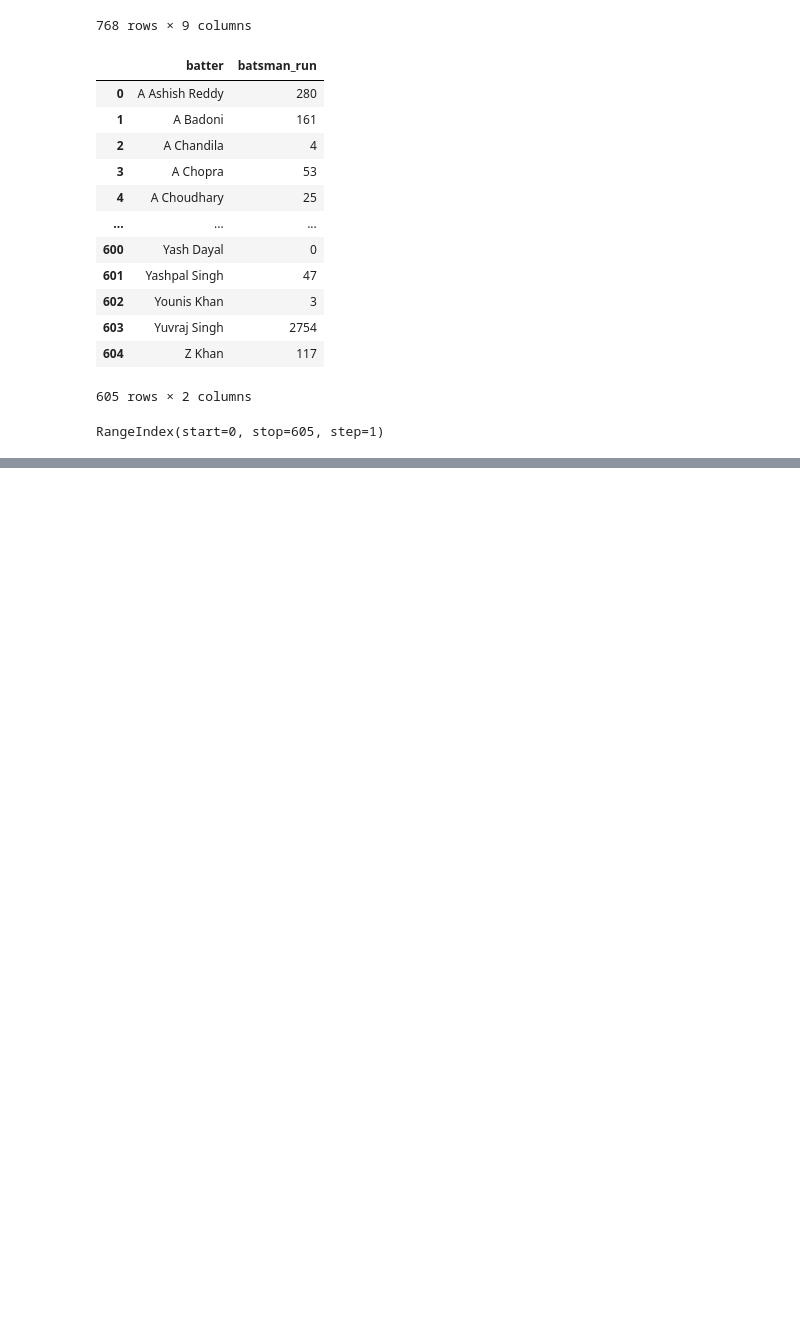
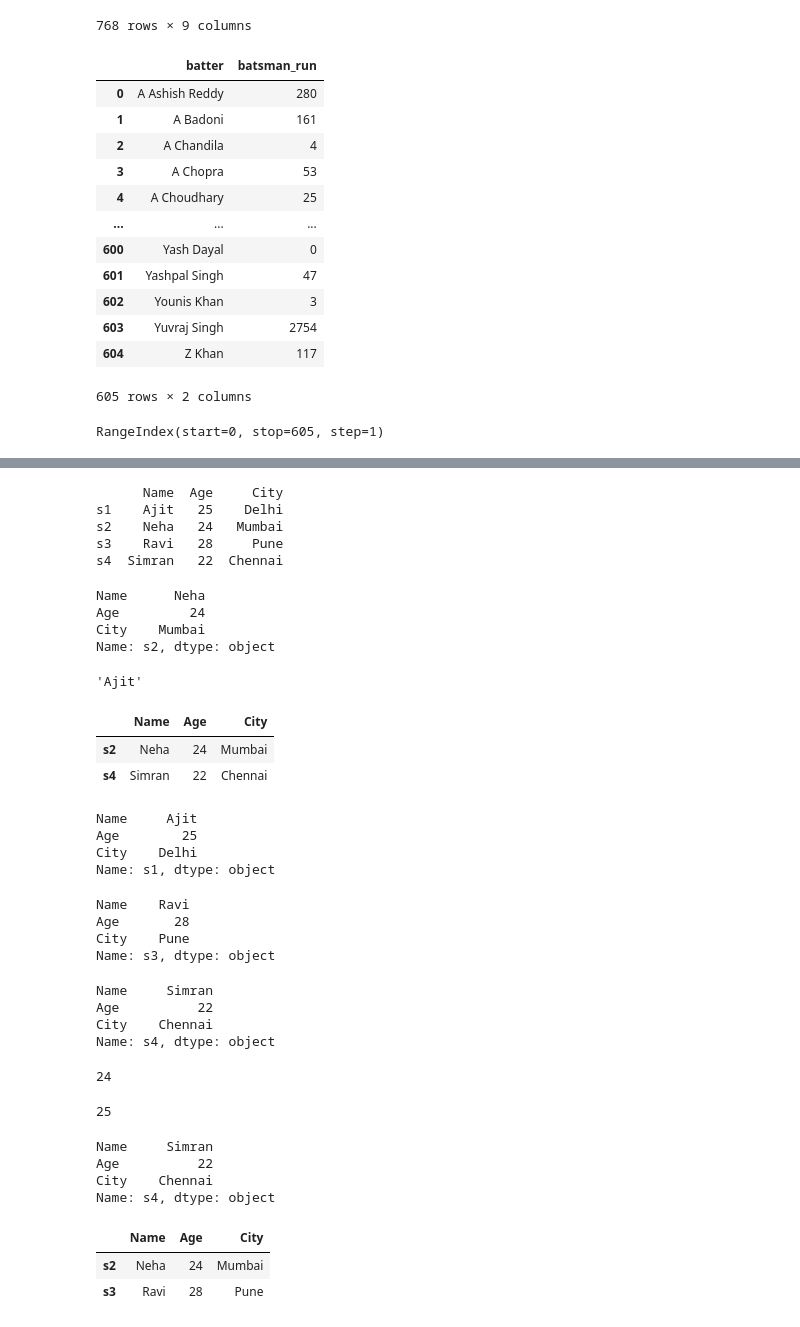
Before and after one commit to hero32178/my-python-class, a Jupyter notebook: Pandas Data frame.ipynb, the cells around one changed output, grey strips where cells are left out. Saved outputs shown, nothing was run; the diff lists cells and outputs as text; code cells hidden in the pictures; blank space fills up the shorter version.

```diff
--- a/Pandas Data frame.ipynb
+++ b/Pandas Data frame.ipynb
@@ -146,0 +164,63 @@ RangeIndex(start=0, stop=605, step=1)
+# %%
+import pandas as pd
+
+data = {
+    'Name': ['Ajit', 'Neha', 'Ravi', 'Simran'],
+    'Age': [25, 24, 28, 22],
+    'City': ['Delhi', 'Mumbai', 'Pune', 'Chennai']
+}
+
+df = pd.DataFrame(data, index=['s1', 's2', 's3', 's4'])
+print(df)
+# %% [output]
+      Name  Age     City
+s1    Ajit   25    Delhi
+s2    Neha   24   Mumbai
+s3    Ravi   28     Pune
+s4  Simran   22  Chennai
+# %%
+df.iloc[1]
+# %% [output]
+Name      Neha
+Age         24
+City    Mumbai
+Name: s2, dtype: object
+# %%
+df.iloc[0,0]
+# %% [output]
+'Ajit'
+# %%
+df.loc['s2':'s4':2]
+# %% [output]
+|  | Name | Age | City |
+| s2 | Neha | 24 | Mumbai |
+| s4 | Simran | 22 | Chennai |
+# %%
+df.loc['s1']
+# %% [output]
+Name     Ajit
+Age        25
+City    Delhi
+Name: s1, dtype: object
+# %%
+df.loc['s3']
+# %% [output]
+Name    Ravi
+Age       28
+City    Pune
+Name: s3, dtype: object
+# %%
+df.loc['s4']
+# %% [output]
+Name     Simran
+Age          22
+City    Chennai
+Name: s4, dtype: object
+# %%
+df.iloc[1,1]
+# %% [output]
+24
+# %%
+df.iloc[0,1]
+# %% [output]
+25
@@ -146,0 +232,13 @@ RangeIndex(start=0, stop=605, step=1)
+# %%
+df.iloc[3]
+# %% [output]
+Name     Simran
+Age          22
+City    Chennai
+Name: s4, dtype: object
+# %%
+df.loc['s2':'s3']
+# %% [output]
+|  | Name | Age | City |
+| s2 | Neha | 24 | Mumbai |
+| s3 | Ravi | 28 | Pune |
```
Also changed, not shown: parts of 3 cells of this notebook.
